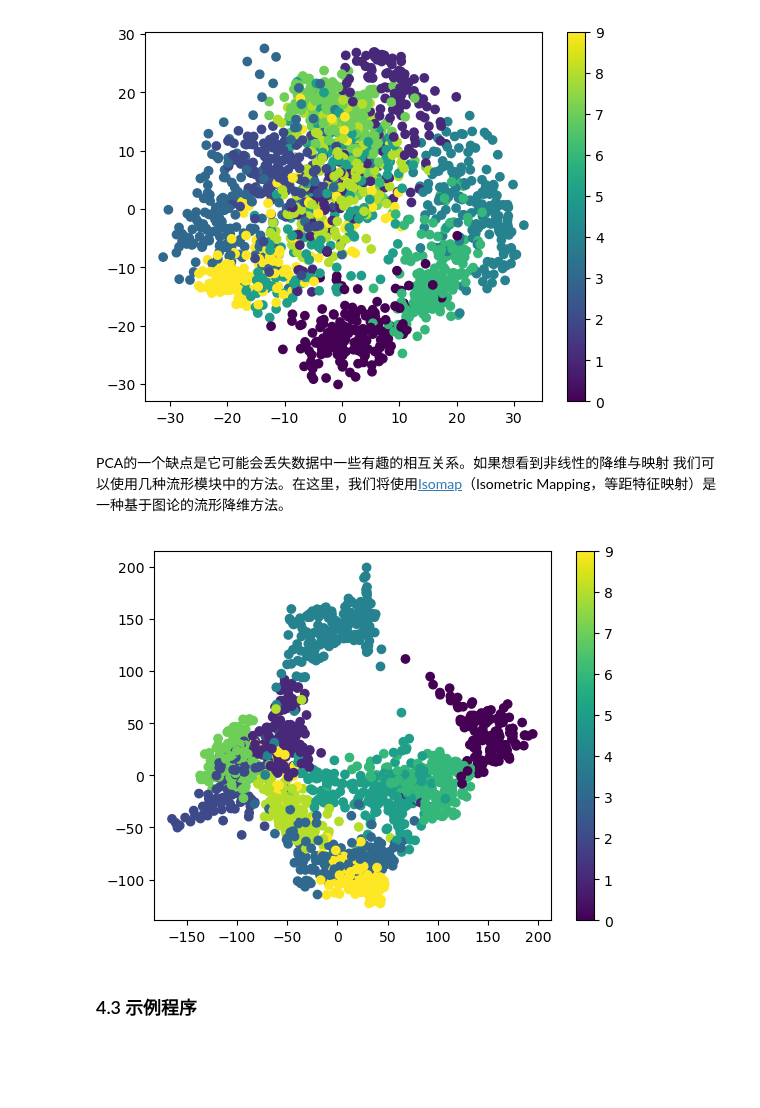
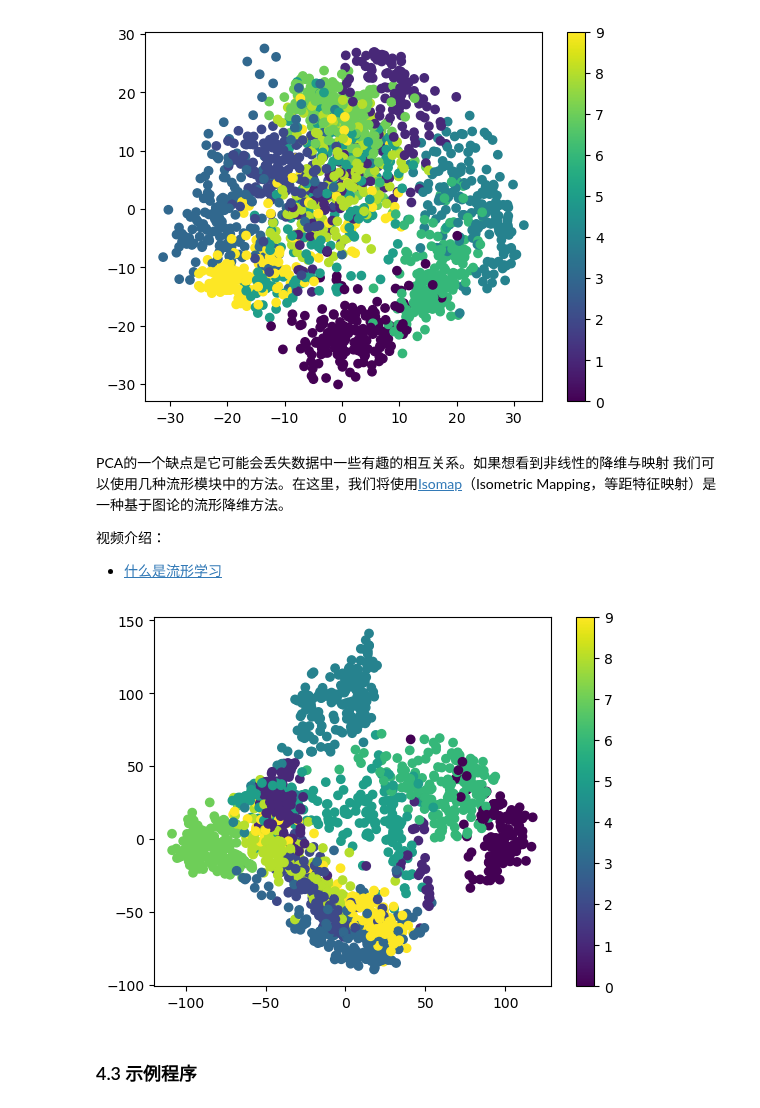
Before and after one commit to bushuhui/machinelearning_notebook, a Jupyter notebook: 4_logistic_regression/2-Logistic_regression.ipynb, the cells around one changed output. Drawn from its saved outputs; the diff is of its cells as text; code cells hidden in the pictures; blank space fills up the shorter version.

```diff
--- a/4_logistic_regression/2-Logistic_regression.ipynb
+++ b/4_logistic_regression/2-Logistic_regression.ipynb
@@ -351,0 +300,24 @@ Please also refer to the documentation for alternative solver options:
+# %%
+from sklearn.datasets import load_digits
+from sklearn.linear_model import LogisticRegression
+from sklearn.metrics import accuracy_score
+from sklearn.preprocessing import StandardScaler
+
+digits, y = load_digits(return_X_y=True)
+
+# 划分 8:2
+n_train = int(0.8 * len(digits))
+X_train, X_test = digits[:n_train], digits[n_train:]
+y_train, y_test = y[:n_train], y[n_train:]
+
+# 标准化
+scaler = StandardScaler()
+X_train = scaler.fit_transform(X_train)
+X_test  = scaler.transform(X_test)
+
+# 训练
+clf = LogisticRegression(max_iter=1000, random_state=0)
+clf.fit(X_train, y_train)
+
+print("train acc: %.4f" % accuracy_score(y_train, clf.predict(X_train)))
+print("test acc:  %.4f" % accuracy_score(y_test,  clf.predict(X_test)))
@@ -371,17 +350,21 @@ plt.show()
 # %% [markdown]
 PCA的一个缺点是它可能会丢失数据中一些有趣的相互关系。如果想看到非线性的降维与映射
 我们可以使用几种流形模块中的方法。在这里，我们将使用[Isomap](https://blog.csdn.net/VictoriaW/article/details/78497316)（Isometric Mapping，等距特征映射）是一种基于图论的流形降维方法。
+
+视频介绍：
+* [什么是流形学习](https://www.bilibili.com/video/BV11G411o7Z7)
 # %%
 from sklearn.manifold import Isomap
-iso = Isomap(n_neighbors=5, n_components=2)
+
+iso = Isomap(n_neighbors=12, n_components=2)
 proj = iso.fit_transform(digits.data)
 
 plt.scatter(proj[:, 0], proj[:, 1], c=dig_label)
 plt.colorbar()
 plt.savefig("fig-res-isomap_visualize.pdf")
 plt.show()
 # %% [output]
-[figure, old version]
+[figure, new version]
 # %% [markdown]
 ### 4.3 示例程序
 # %%
```
Also changed, not shown: parts of 4 cells of this notebook, 3 other files.
